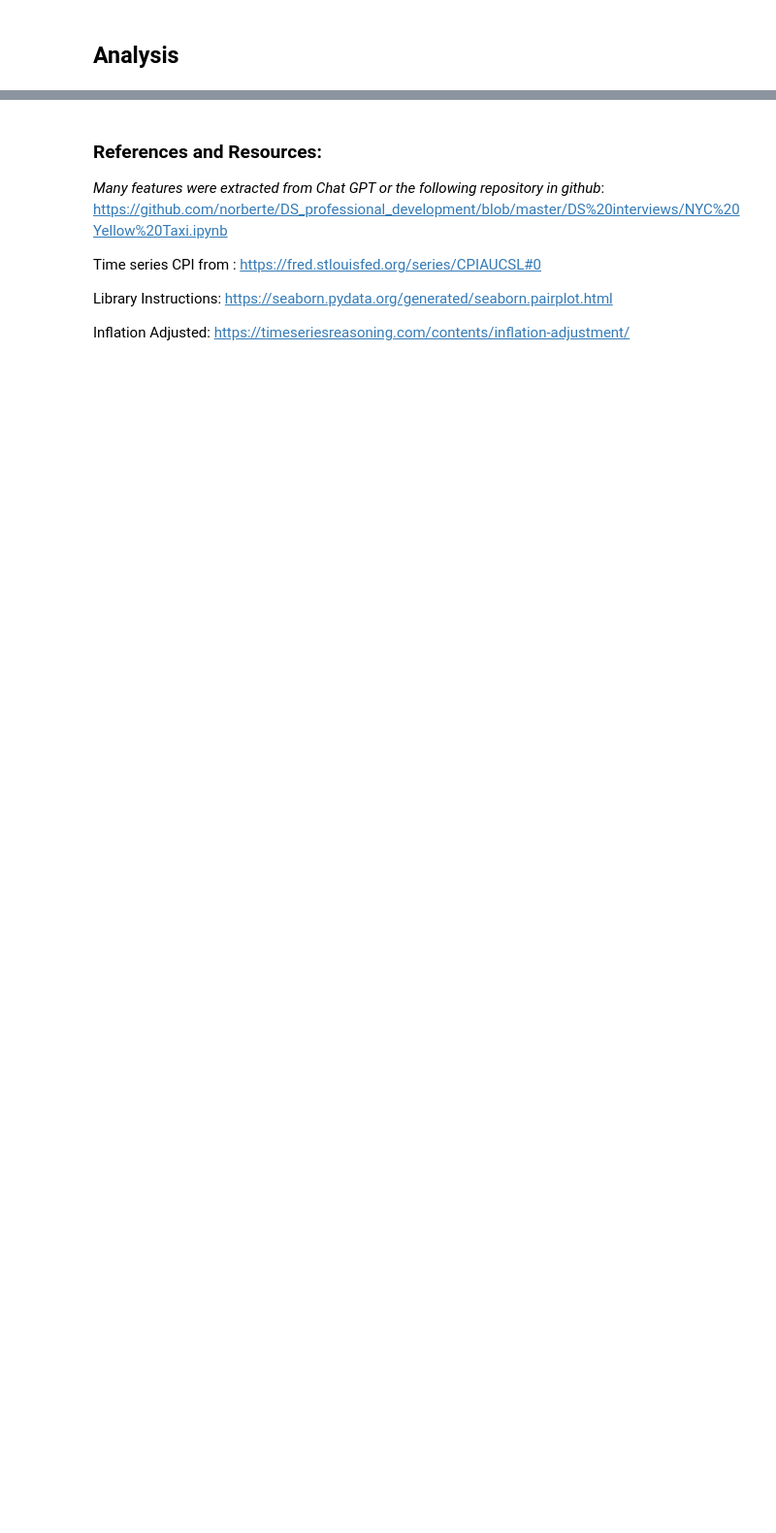
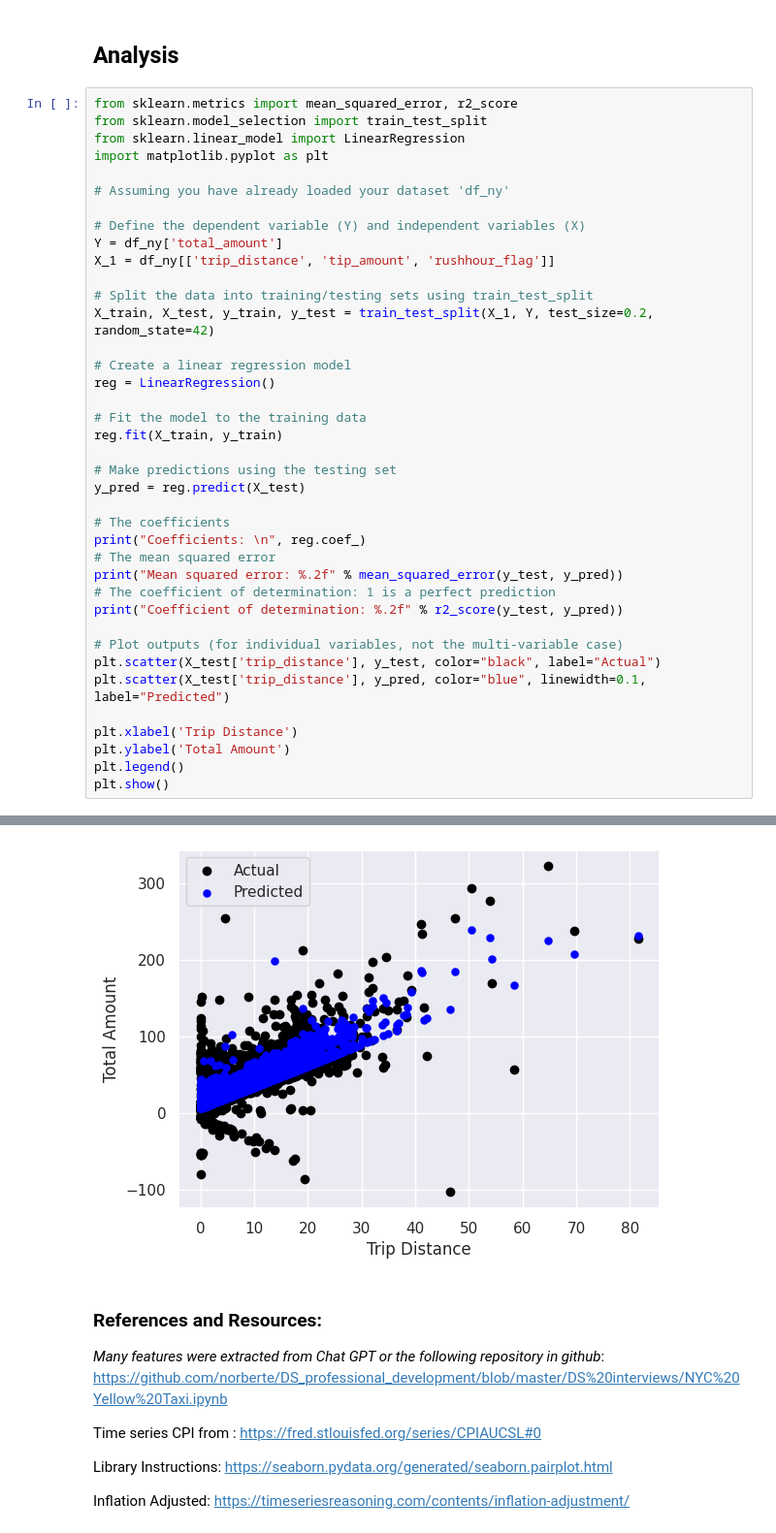
Before and after one commit to BenjaminDupre/taxi_data_task, a Jupyter notebook: taxi_data.ipynb, the cells around one changed output, grey strips where cells are left out. Shown at 97% size. Saved outputs shown, nothing was run; the diff lists cells and outputs as text; blank space fills up the shorter version.

```diff
--- a/taxi_data.ipynb
+++ b/taxi_data.ipynb
@@ -472,3 +479,43 @@ See the caveats in the documentation: https://pandas.pydata.org/pandas-docs/stab
 Definitely, after correcting for the skewness and addressing some outlier distances and durations, the relationship between distance and duration appears to be better. Nevertheless, there is still a significant group of observations 'under the curve,' which might explain why trip duration is not as relevant as distance for the final amount paid. Rush or no Rush Hour is mearly a 8 sec difference in avarage and no difference considering the median.
 # %% [markdown]
 ## Analysis
+# %%
+from sklearn.metrics import mean_squared_error, r2_score
+from sklearn.model_selection import train_test_split
+from sklearn.linear_model import LinearRegression
+import matplotlib.pyplot as plt
+
+# Assuming you have already loaded your dataset 'df_ny'
+
+# Define the dependent variable (Y) and independent variables (X)
+Y = df_ny['total_amount']
+X_1 = df_ny[['trip_distance', 'tip_amount', 'rushhour_flag']]
+
+# Split the data into training/testing sets using train_test_split
+X_train, X_test, y_train, y_test = train_test_split(X_1, Y, test_size=0.2, random_state=42)
+
+# Create a linear regression model
+reg = LinearRegression()
+
+# Fit the model to the training data
+reg.fit(X_train, y_train)
+
+# Make predictions using the testing set
+y_pred = reg.predict(X_test)
+
+# The coefficients
+print("Coefficients: \n", reg.coef_)
+# The mean squared error
+print("Mean squared error: %.2f" % mean_squared_error(y_test, y_pred))
+# The coefficient of determination: 1 is a perfect prediction
+print("Coefficient of determination: %.2f" % r2_score(y_test, y_pred))
+
+# Plot outputs (for individual variables, not the multi-variable case)
+plt.scatter(X_test['trip_distance'], y_test, color="black", label="Actual")
+plt.scatter(X_test['trip_distance'], y_pred, color="blue", linewidth=0.1, label="Predicted")
+
+plt.xlabel('Trip Distance')
+plt.ylabel('Total Amount')
+plt.legend()
+plt.show()
+# %% [output]
@@ -475,3 +526,4 @@ Definitely, after correcting for the skewness and addressing some outlier distan
+[figure, added]
 # %% [markdown]
 ### References and Resources:
 *Many features were extracted from Chat GPT or the following repository in github*:
```
Also changed, not shown: parts of 7 cells of this notebook.
